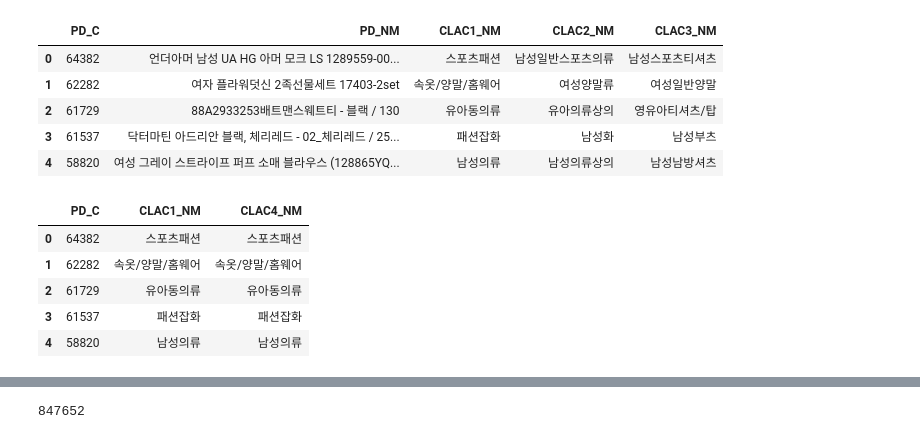
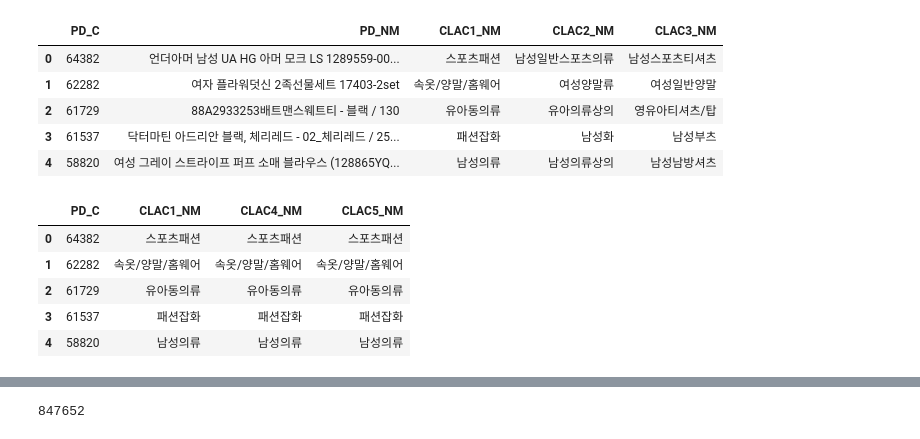
Before and after one commit to chldnjstjr/Lpoint, a Jupyter notebook: Preprocessing.ipynb, the cells around one changed output, grey strips where cells are left out. Drawn from its saved outputs; the diff is of its cells as text; code cells hidden in the pictures.

```diff
--- a/Preprocessing.ipynb
+++ b/Preprocessing.ipynb
@@ -110,14 +110,15 @@ master.drop(['PD_NM', 'CLAC2_NM', 'CLAC3_NM'], axis='columns', inplace=True)
 # %%
 #파생변수 추가를 위해 CLAC1_NM 변수를 CLAC4_NM이라는 이름으로 똑같이 하나 더 추가
 master['CLAC4_NM'] = master['CLAC1_NM']
+master['CLAC5_NM'] = master['CLAC1_NM']
 master.head()
 # %% [output]
-|  | PD_C | CLAC1_NM | CLAC4_NM |
-| 0 | 64382 | 스포츠패션 | 스포츠패션 |
-| 1 | 62282 | 속옷/양말/홈웨어 | 속옷/양말/홈웨어 |
-| 2 | 61729 | 유아동의류 | 유아동의류 |
-| 3 | 61537 | 패션잡화 | 패션잡화 |
-| 4 | 58820 | 남성의류 | 남성의류 |
+|  | PD_C | CLAC1_NM | CLAC4_NM | CLAC5_NM |
+| 0 | 64382 | 스포츠패션 | 스포츠패션 | 스포츠패션 |
+| 1 | 62282 | 속옷/양말/홈웨어 | 속옷/양말/홈웨어 | 속옷/양말/홈웨어 |
+| 2 | 61729 | 유아동의류 | 유아동의류 | 유아동의류 |
+| 3 | 61537 | 패션잡화 | 패션잡화 | 패션잡화 |
+| 4 | 58820 | 남성의류 | 남성의류 | 남성의류 |
 # %%
 # 복사했던 파생변수를 내구재, 준내구재, 비내구재로 변환함. 상품권은 일단 냅뒀음. 바로 삭제할 것임.
 master=master.replace({'CLAC4_NM':{'가구':'내구재' ,'건강식품': '비내구재', '계절가전':'내구재', '과일':'비내구재', '구기/필드스포츠':'준내구재', '남성의류':'준내구재', '냉동식품':'비내구재', '냉장/세탁가전':'내구재',
```
Also changed, not shown: parts of 21 cells of this notebook.
